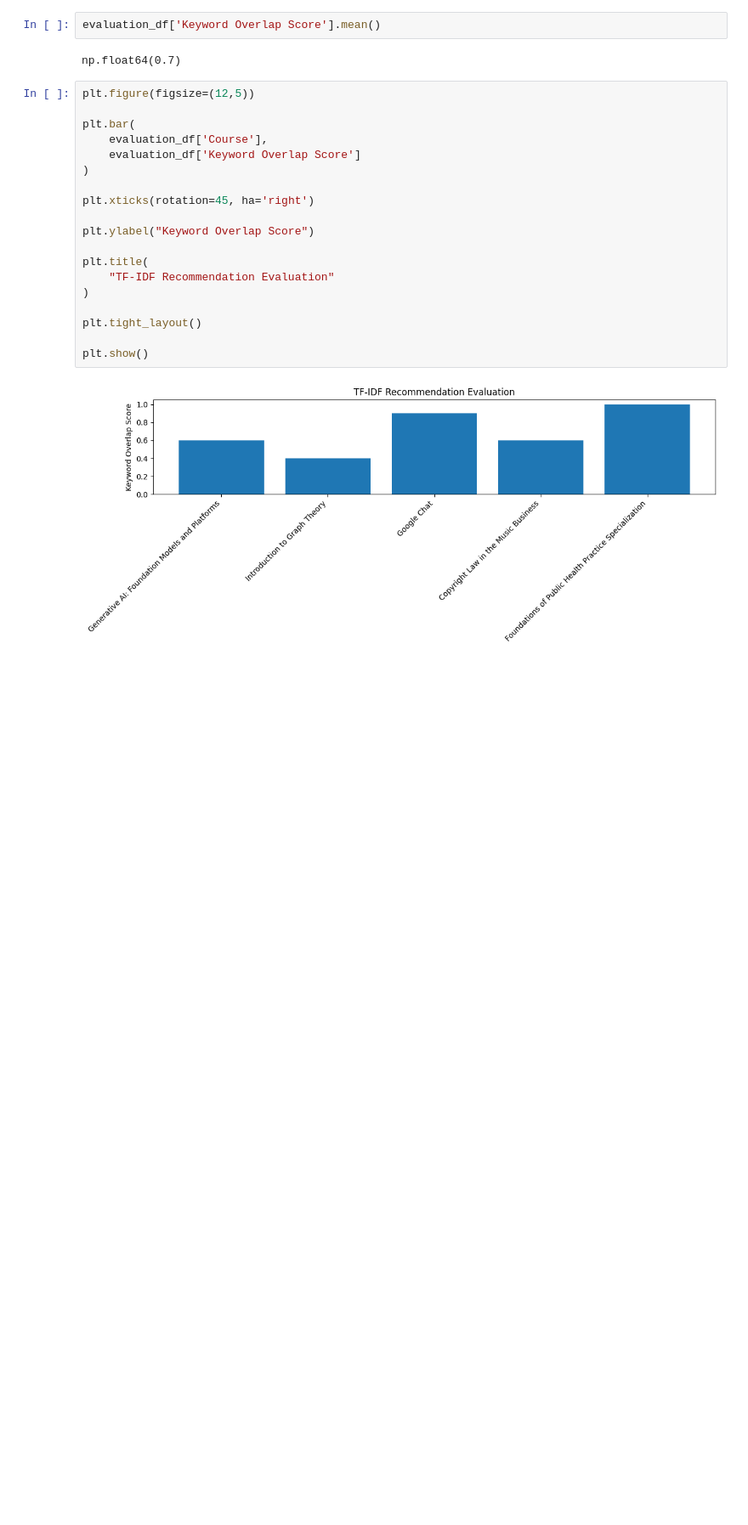
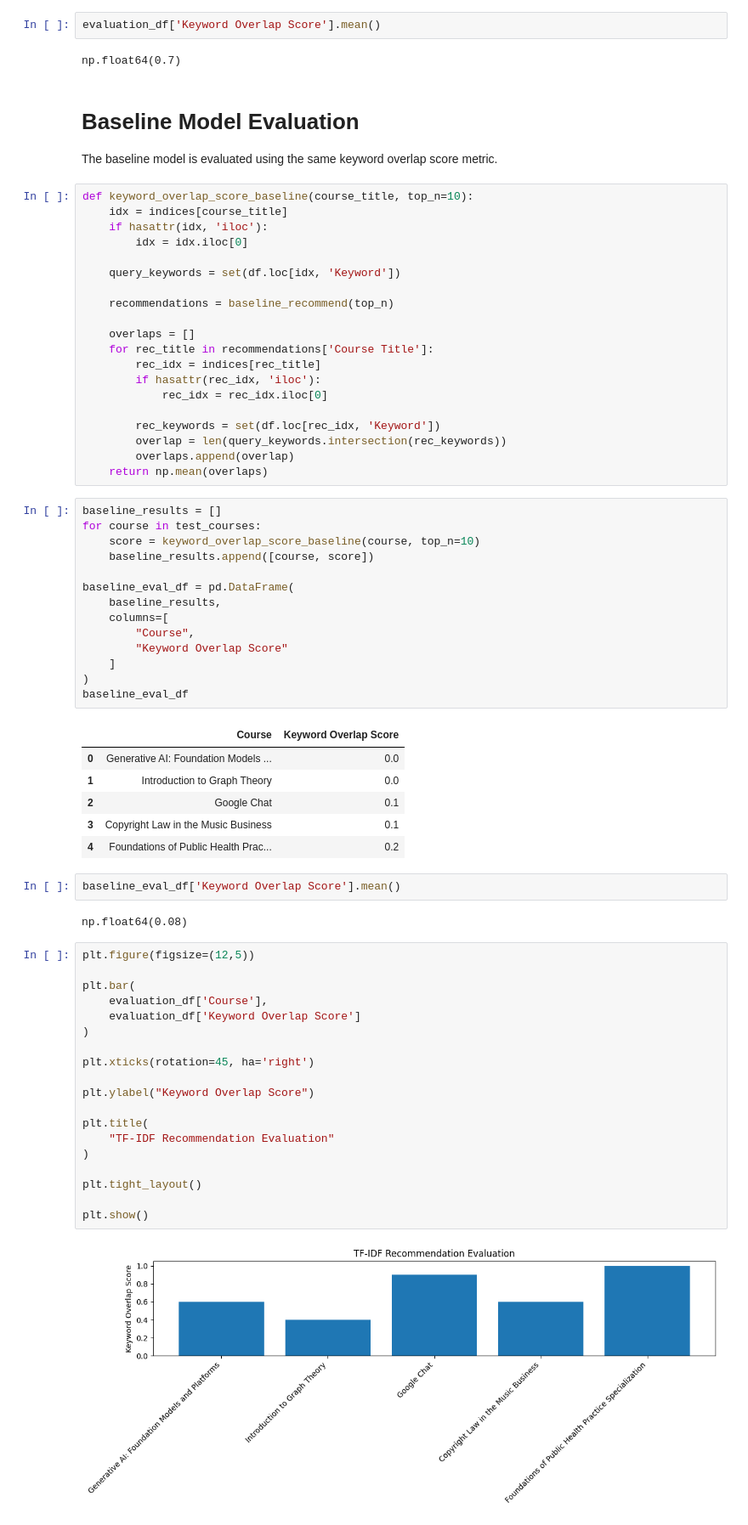
Before and after one commit to Puravshah321/coursera-course-recommendation-engine, a Jupyter notebook: Recommendation Engine.ipynb, the cells around one changed output. Shown at 85% size. Saved outputs shown, nothing was run; the diff lists cells and outputs as text; blank space fills up the shorter version.

Commit message:
Evaluate baseline model and add keyword overlap score cells in Recommendation Engine notebook

```diff
--- a/Recommendation Engine.ipynb
+++ b/Recommendation Engine.ipynb
@@ -456,6 +456,55 @@ evaluation_df
 evaluation_df['Keyword Overlap Score'].mean()
 # %% [output]
 np.float64(0.7)
+# %% [markdown]
+# Baseline Model Evaluation
+
+The baseline model is evaluated using the same keyword overlap score metric.
+# %%
+def keyword_overlap_score_baseline(course_title, top_n=10):
+    idx = indices[course_title]
+    if hasattr(idx, 'iloc'):
+        idx = idx.iloc[0]
+
+    query_keywords = set(df.loc[idx, 'Keyword'])
+
+    recommendations = baseline_recommend(top_n)
+
+    overlaps = []
+    for rec_title in recommendations['Course Title']:
+        rec_idx = indices[rec_title]
+        if hasattr(rec_idx, 'iloc'):
+            rec_idx = rec_idx.iloc[0]
+
+        rec_keywords = set(df.loc[rec_idx, 'Keyword'])
+        overlap = len(query_keywords.intersection(rec_keywords))
+        overlaps.append(overlap)
+    return np.mean(overlaps)
+# %%
+baseline_results = []
+for course in test_courses:
+    score = keyword_overlap_score_baseline(course, top_n=10)
+    baseline_results.append([course, score])
+
+baseline_eval_df = pd.DataFrame(
+    baseline_results,
+    columns=[
+        "Course",
+        "Keyword Overlap Score"
+    ]
+)
+baseline_eval_df
+# %% [output]
+|  | Course | Keyword Overlap Score |
+| 0 | Generative AI: Foundation Models ... | 0.0 |
+| 1 | Introduction to Graph Theory | 0.0 |
+| 2 | Google Chat | 0.1 |
+| 3 | Copyright Law in the Music Business | 0.1 |
+| 4 | Foundations of Public Health Prac... | 0.2 |
+# %%
+baseline_eval_df['Keyword Overlap Score'].mean()
+# %% [output]
+np.float64(0.08)
 # %%
 plt.figure(figsize=(12,5))
 
```
Also changed, not shown: parts of 2 cells of this notebook.
